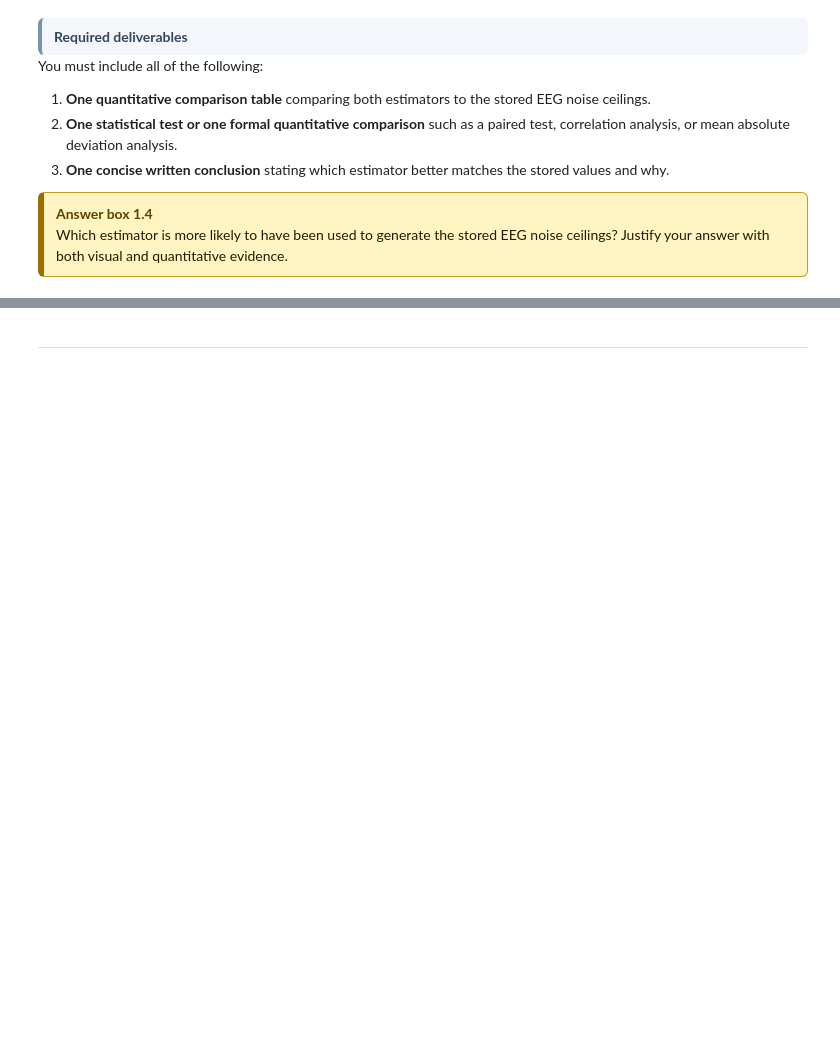
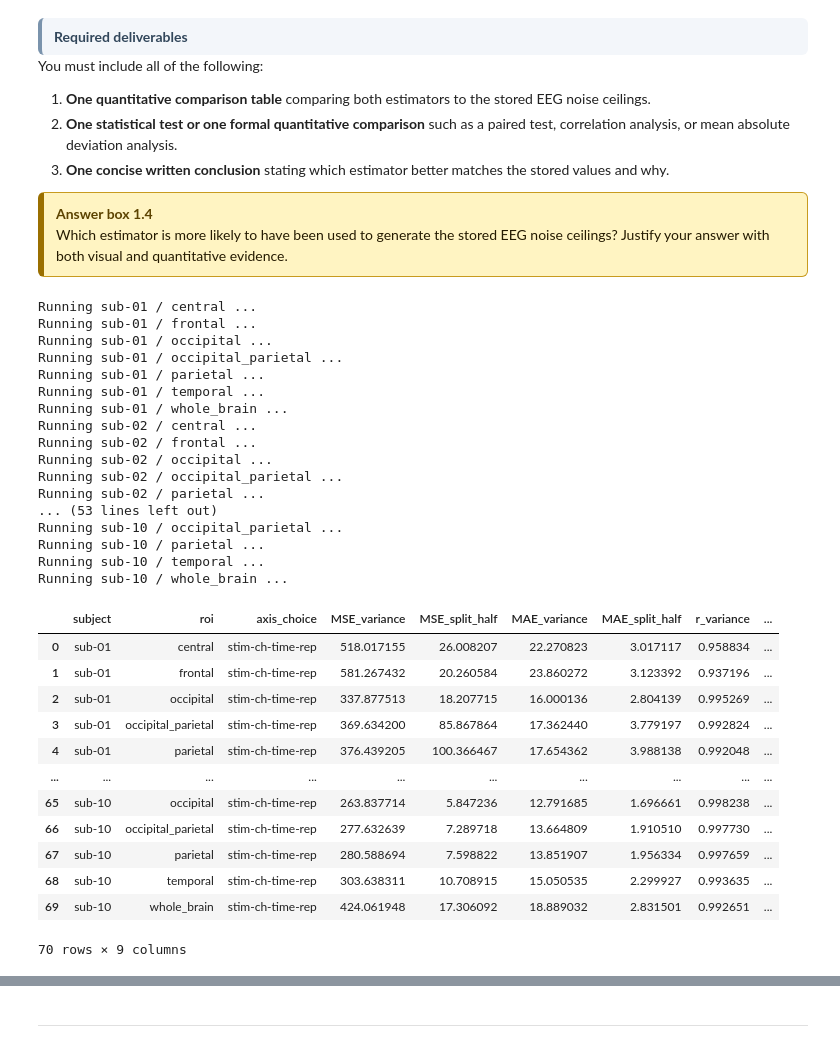
Before and after one commit to Shakikii/Brain-like_Project, a Jupyter notebook: nx414_project_2026.ipynb, the cells around one changed output, grey strips where cells are left out. Saved outputs shown, nothing was run; the diff lists cells and outputs as text; code cells hidden in the pictures; blank space fills up the shorter version.

```diff
--- a/nx414_project_2026.ipynb
+++ b/nx414_project_2026.ipynb
@@ -1554,0 +1630,72 @@ You must include all of the following:
+# %%
+subjects = [f"sub-{i:02d}" for i in range(1, 11)]   # test rapide: sub-01, sub-02
+rois = [
+    "central",
+    "frontal",
+    "occipital",
+    "occipital_parietal",
+    "parietal",
+    "temporal",
+    "whole_brain",
+]
+
+rows = []
+
+for eeg_subject in subjects:
+    for eeg_roi in rois:
+        print(f"Running {eeg_subject} / {eeg_roi} ...")
+
+        stored_nc, nc_var, nc_split, best_name = estimate_eeg_nc_for_one_subject_roi(
+            eeg2_h5=eeg2_h5,
+            eeg2_test_reps_h5=eeg2_test_reps_h5,
+            eeg_subject=eeg_subject,
+            eeg_roi=eeg_roi,
+            folds=3,   # plus rapide pour commencer
+            seed=0
+        )
+
+        rows.append({
+            "subject": eeg_subject,
+            "roi": eeg_roi,
+            "axis_choice": best_name,
+            "MSE_variance": mse_ignore_nan(stored_nc, nc_var),
+            "MSE_split_half": mse_ignore_nan(stored_nc, nc_split),
+            "MAE_variance": mae_ignore_nan(stored_nc, nc_var),
+            "MAE_split_half": mae_ignore_nan(stored_nc, nc_split),
+            "r_variance": corr_ignore_nan(stored_nc, nc_var),
+            "r_split_half": corr_ignore_nan(stored_nc, nc_split),
+        })
+
+df_comp = pd.DataFrame(rows)
+df_comp
+# %% [output]
+Running sub-01 / central ...
+Running sub-01 / frontal ...
+Running sub-01 / occipital ...
+Running sub-01 / occipital_parietal ...
+Running sub-01 / parietal ...
+Running sub-01 / temporal ...
+Running sub-01 / whole_brain ...
+Running sub-02 / central ...
+Running sub-02 / frontal ...
+Running sub-02 / occipital ...
+Running sub-02 / occipital_parietal ...
+Running sub-02 / parietal ...
+... (53 lines left out)
+Running sub-10 / occipital_parietal ...
+Running sub-10 / parietal ...
+Running sub-10 / temporal ...
+Running sub-10 / whole_brain ...
+|  | subject | roi | axis_choice | MSE_variance | MSE_split_half | MAE_variance | MAE_split_half | r_variance | ... |
+| 0 | sub-01 | central | stim-ch-time-rep | 518.017155 | 26.008207 | 22.270823 | 3.017117 | 0.958834 | ... |
+| 1 | sub-01 | frontal | stim-ch-time-rep | 581.267432 | 20.260584 | 23.860272 | 3.123392 | 0.937196 | ... |
+| 2 | sub-01 | occipital | stim-ch-time-rep | 337.877513 | 18.207715 | 16.000136 | 2.804139 | 0.995269 | ... |
+| 3 | sub-01 | occipital_parietal | stim-ch-time-rep | 369.634200 | 85.867864 | 17.362440 | 3.779197 | 0.992824 | ... |
+| 4 | sub-01 | parietal | stim-ch-time-rep | 376.439205 | 100.366467 | 17.654362 | 3.988138 | 0.992048 | ... |
+| ... | ... | ... | ... | ... | ... | ... | ... | ... | ... |
+| 65 | sub-10 | occipital | stim-ch-time-rep | 263.837714 | 5.847236 | 12.791685 | 1.696661 | 0.998238 | ... |
+| 66 | sub-10 | occipital_parietal | stim-ch-time-rep | 277.632639 | 7.289718 | 13.664809 | 1.910510 | 0.997730 | ... |
+| 67 | sub-10 | parietal | stim-ch-time-rep | 280.588694 | 7.598822 | 13.851907 | 1.956334 | 0.997659 | ... |
+| 68 | sub-10 | temporal | stim-ch-time-rep | 303.638311 | 10.708915 | 15.050535 | 2.299927 | 0.993635 | ... |
+| 69 | sub-10 | whole_brain | stim-ch-time-rep | 424.061948 | 17.306092 | 18.889032 | 2.831501 | 0.992651 | ... |
+70 rows × 9 columns
```
Also changed, not shown: parts of 6 cells of this notebook.
